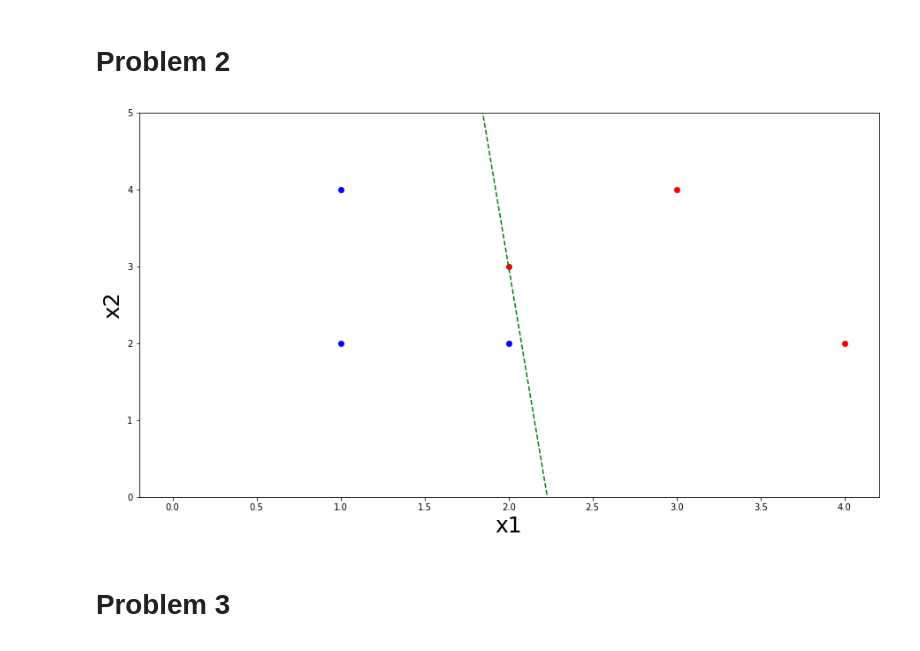
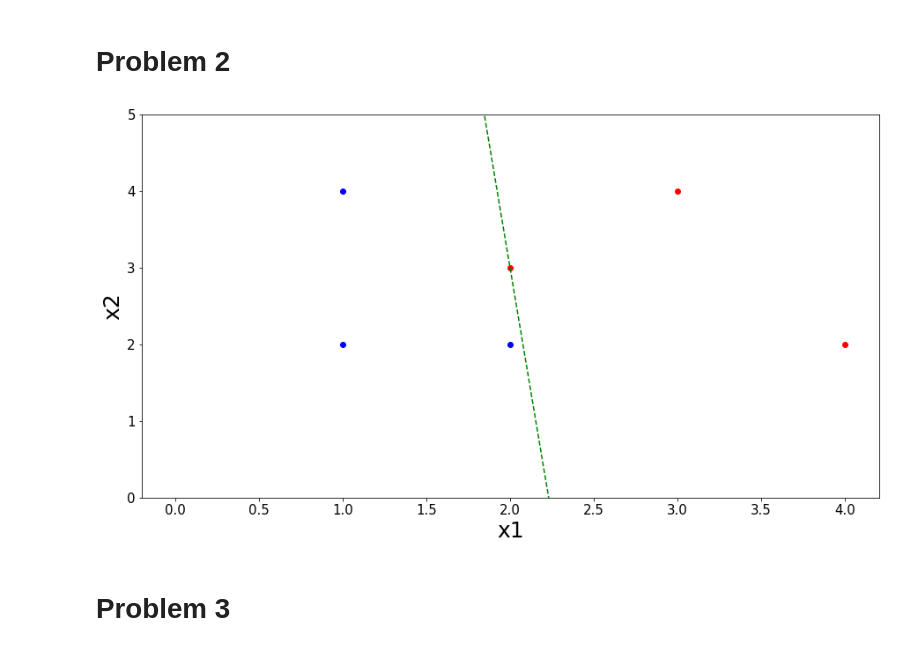
Before and after one commit to vishaldeep15/EE526-HW, a Jupyter notebook: hw1/HW1_VD.ipynb, the cells around one changed output. Drawn from its saved outputs; the diff is of its cells as text; code cells hidden in the pictures.

```diff
--- a/hw1/HW1_VD.ipynb
+++ b/hw1/HW1_VD.ipynb
@@ -137,34 +137,37 @@ thetaUpdated = perceptTrain(theta, trainingData, y, iterations, learningRate)
 # Calculate boundary line
 x = np.linspace(0, 4, 10)
 bias = thetaUpdated[0]
 m = -(thetaUpdated[1]/thetaUpdated[2])
 c = -(bias/thetaUpdated[2])
 y = m*x + c
 
 # Predict data
 yPred = np.zeros((1), dtype=int)
 yPred = np.delete(yPred, 0, axis=0)
 
 # Plots
 fig, ax = plt.subplots(figsize=(15, 8))
 params = {'legend.fontsize': 25}
 plt.rcParams.update(params)
 
 for idx in range(len(trainingData)):
     prediction = perceptPredict(trainingData[idx], theta)
     yPred = np.hstack((yPred, prediction))
     col = np.where(prediction == 1, 'blue', 'red')
     plt.scatter(trainingData[idx][0], trainingData[idx][1], color=f'{col}')
 
 plt.plot(x, y, 'g--')
 plt.ylim(0, 5)
 plt.xlabel('x1', size=25)
 plt.ylabel('x2', size=25)
 
+# increse font size of ticks
+plt.xticks(fontsize=15)
+plt.yticks(fontsize=15)
 
 plt.show()
 # %% [output]
-[figure, old version]
+[figure, new version]
 # %% [markdown]
 # Problem 3
 # %%
```
Also changed, not shown: parts of 5 cells of this notebook.
